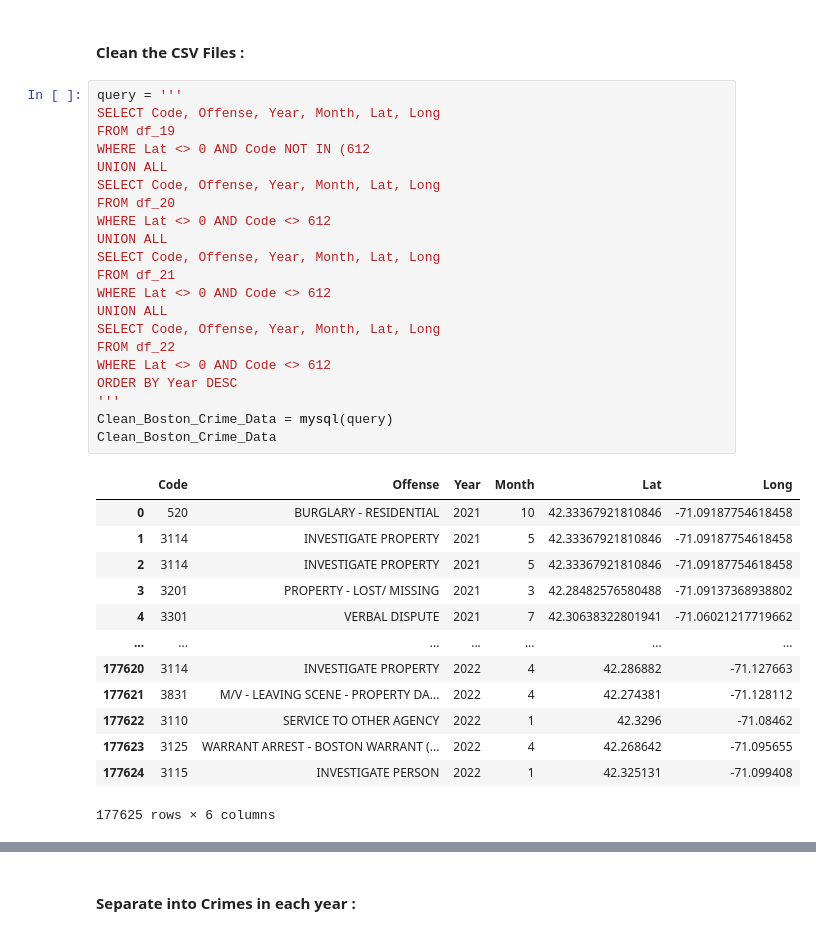
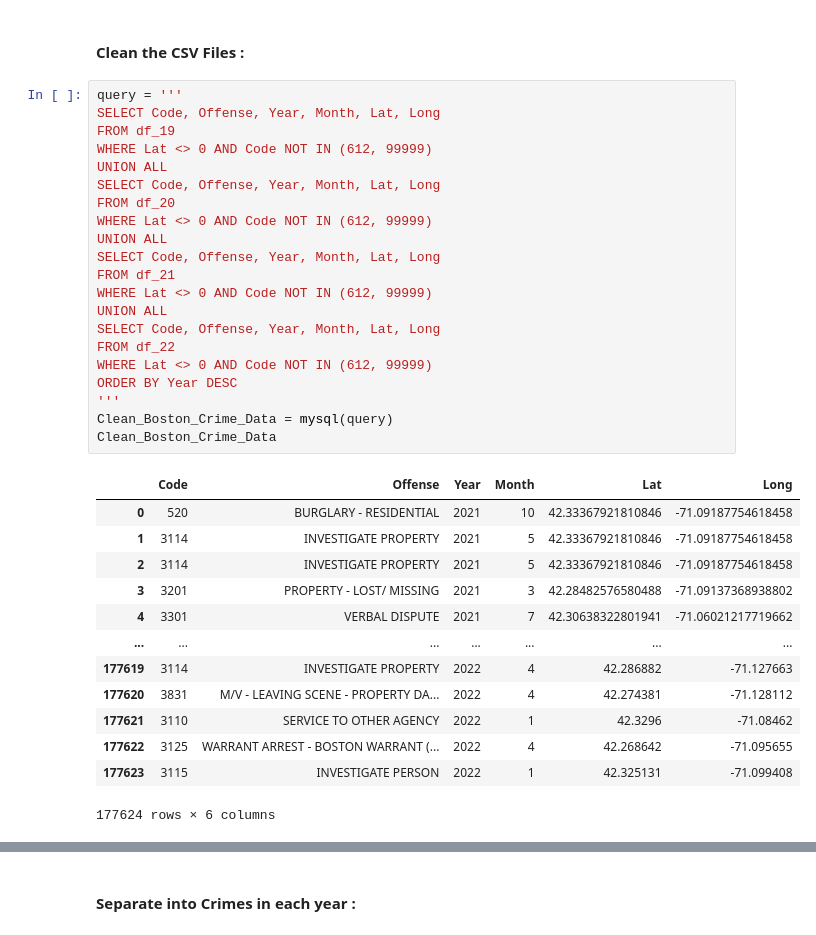
Before and after one commit to Abjt03/Crime-Detection-Data-Science, a Jupyter notebook: Crime Project/My DS Project.ipynb, the cells around one changed output, grey strips where cells are left out. Cells and saved outputs as stored; diff of their text form.

```diff
--- a/Crime Project/My DS Project.ipynb
+++ b/Crime Project/My DS Project.ipynb
@@ -89,38 +92,38 @@ df_19.head()
 # %%
 query = '''
 SELECT Code, Offense, Year, Month, Lat, Long
 FROM df_19
-WHERE Lat <> 0 AND Code NOT IN (612
+WHERE Lat <> 0 AND Code NOT IN (612, 99999)
 UNION ALL
 SELECT Code, Offense, Year, Month, Lat, Long
 FROM df_20
-WHERE Lat <> 0 AND Code <> 612
+WHERE Lat <> 0 AND Code NOT IN (612, 99999)
 UNION ALL
 SELECT Code, Offense, Year, Month, Lat, Long
 FROM df_21
-WHERE Lat <> 0 AND Code <> 612
+WHERE Lat <> 0 AND Code NOT IN (612, 99999)
 UNION ALL
 SELECT Code, Offense, Year, Month, Lat, Long
 FROM df_22
-WHERE Lat <> 0 AND Code <> 612
+WHERE Lat <> 0 AND Code NOT IN (612, 99999)
 ORDER BY Year DESC
 '''
 Clean_Boston_Crime_Data = mysql(query)
 Clean_Boston_Crime_Data
 # %% [output]
 |  | Code | Offense | Year | Month | Lat | Long |
 | 0 | 520 | BURGLARY - RESIDENTIAL | 2021 | 10 | 42.33367921810846 | -71.09187754618458 |
 | 1 | 3114 | INVESTIGATE PROPERTY | 2021 | 5 | 42.33367921810846 | -71.09187754618458 |
 | 2 | 3114 | INVESTIGATE PROPERTY | 2021 | 5 | 42.33367921810846 | -71.09187754618458 |
 | 3 | 3201 | PROPERTY - LOST/ MISSING | 2021 | 3 | 42.28482576580488 | -71.09137368938802 |
 | 4 | 3301 | VERBAL DISPUTE | 2021 | 7 | 42.30638322801941 | -71.06021217719662 |
 | ... | ... | ... | ... | ... | ... | ... |
-| 177620 | 3114 | INVESTIGATE PROPERTY | 2022 | 4 | 42.286882 | -71.127663 |
-| 177621 | 3831 | M/V - LEAVING SCENE - PROPERTY DA... | 2022 | 4 | 42.274381 | -71.128112 |
-| 177622 | 3110 | SERVICE TO OTHER AGENCY | 2022 | 1 | 42.3296 | -71.08462 |
-| 177623 | 3125 | WARRANT ARREST - BOSTON WARRANT (... | 2022 | 4 | 42.268642 | -71.095655 |
-| 177624 | 3115 | INVESTIGATE PERSON | 2022 | 1 | 42.325131 | -71.099408 |
+| 177619 | 3114 | INVESTIGATE PROPERTY | 2022 | 4 | 42.286882 | -71.127663 |
+| 177620 | 3831 | M/V - LEAVING SCENE - PROPERTY DA... | 2022 | 4 | 42.274381 | -71.128112 |
+| 177621 | 3110 | SERVICE TO OTHER AGENCY | 2022 | 1 | 42.3296 | -71.08462 |
+| 177622 | 3125 | WARRANT ARREST - BOSTON WARRANT (... | 2022 | 4 | 42.268642 | -71.095655 |
+| 177623 | 3115 | INVESTIGATE PERSON | 2022 | 1 | 42.325131 | -71.099408 |
-177625 rows × 6 columns
+177624 rows × 6 columns
 # %%
 Clean_Boston_Crime_Data = Clean_Boston_Crime_Data.astype({'Code':'int32', 'Offense':'category', 'Year':'int32', 'Month':'int32', 'Lat':'float64', 'Long':'float64'})
 Clean_Boston_Crime_Data.Offense = Clean_Boston_Crime_Data.Offense.str.capitalize()
```
Also changed, not shown: parts of 6 cells of this notebook.
